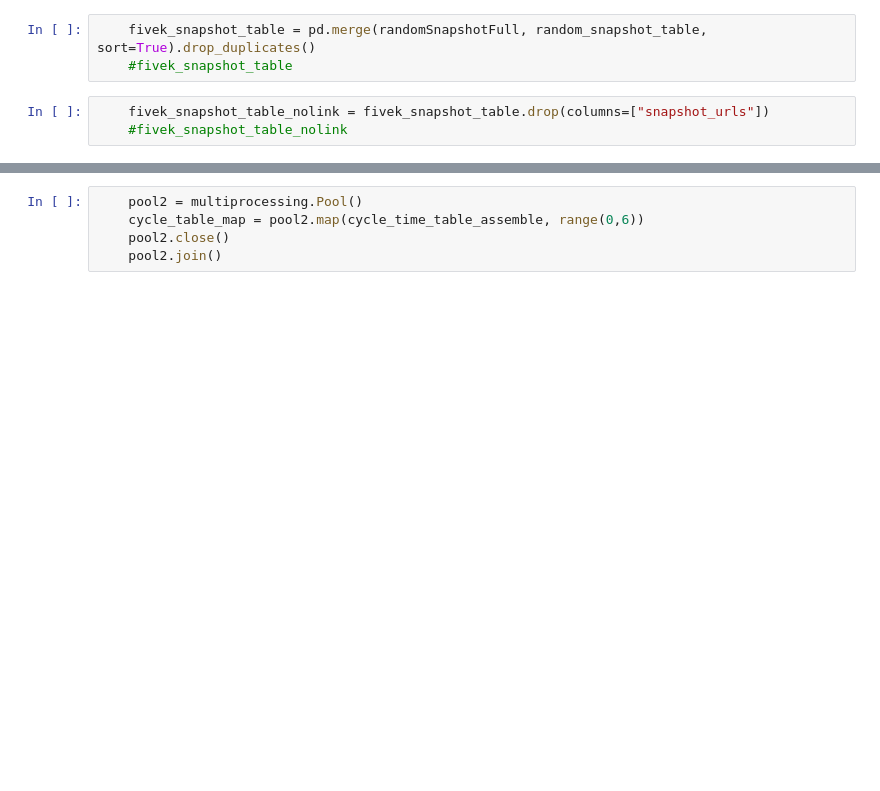
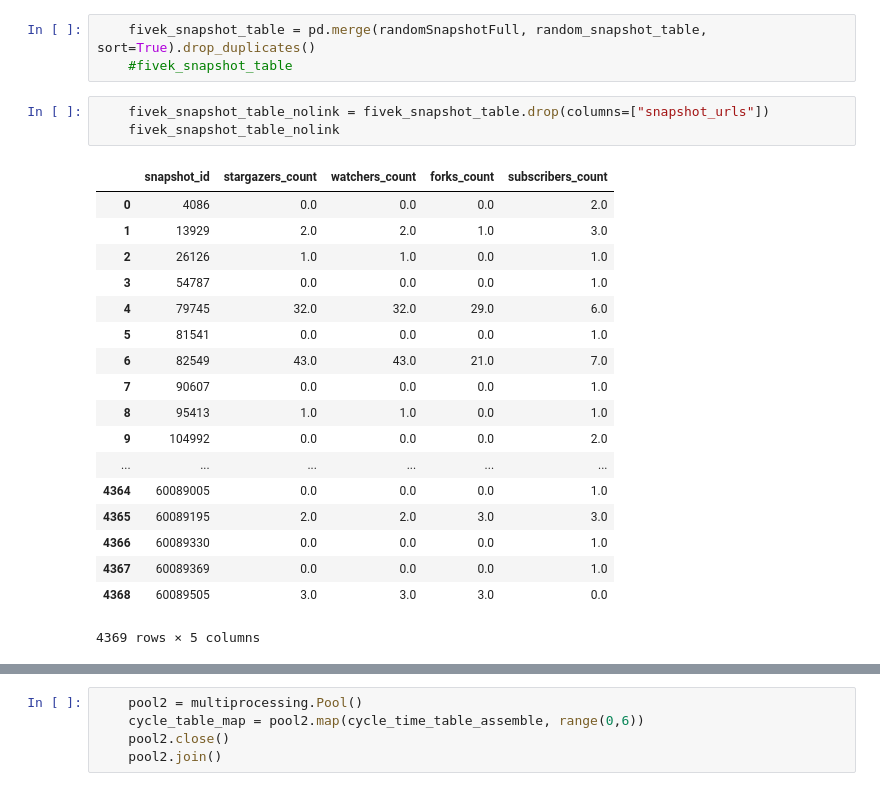
Before and after one commit to nghiahhnguyen/SWHGD, a Jupyter notebook: Metric Calculation Test 1.ipynb, the cells around one changed output, grey strips where cells are left out. Cells and saved outputs as stored; diff of their text form; blank space fills up the shorter version.

```diff
--- a/Metric Calculation Test 1.ipynb
+++ b/Metric Calculation Test 1.ipynb
@@ -62,7 +74,26 @@ if __name__ == '__main__':
     #fivek_snapshot_table
 # %%
     fivek_snapshot_table_nolink = fivek_snapshot_table.drop(columns=["snapshot_urls"])
-    #fivek_snapshot_table_nolink
+    fivek_snapshot_table_nolink
+# %% [output]
+|  | snapshot_id | stargazers_count | watchers_count | forks_count | subscribers_count |
+| 0 | 4086 | 0.0 | 0.0 | 0.0 | 2.0 |
+| 1 | 13929 | 2.0 | 2.0 | 1.0 | 3.0 |
+| 2 | 26126 | 1.0 | 1.0 | 0.0 | 1.0 |
+| 3 | 54787 | 0.0 | 0.0 | 0.0 | 1.0 |
+| 4 | 79745 | 32.0 | 32.0 | 29.0 | 6.0 |
+| 5 | 81541 | 0.0 | 0.0 | 0.0 | 1.0 |
+| 6 | 82549 | 43.0 | 43.0 | 21.0 | 7.0 |
+| 7 | 90607 | 0.0 | 0.0 | 0.0 | 1.0 |
+| 8 | 95413 | 1.0 | 1.0 | 0.0 | 1.0 |
+| 9 | 104992 | 0.0 | 0.0 | 0.0 | 2.0 |
+| ... | ... | ... | ... | ... | ... |
+| 4364 | 60089005 | 0.0 | 0.0 | 0.0 | 1.0 |
+| 4365 | 60089195 | 2.0 | 2.0 | 3.0 | 3.0 |
+| 4366 | 60089330 | 0.0 | 0.0 | 0.0 | 1.0 |
+| 4367 | 60089369 | 0.0 | 0.0 | 0.0 | 1.0 |
+| 4368 | 60089505 | 3.0 | 3.0 | 3.0 | 0.0 |
+4369 rows × 5 columns
 # %%
     pool1 = multiprocessing.Pool()
     longevity_table_map = pool1.map(longevity_table_assemble, range(0,6))
```
Also changed, not shown: parts of 4 cells of this notebook, 12 other files.
